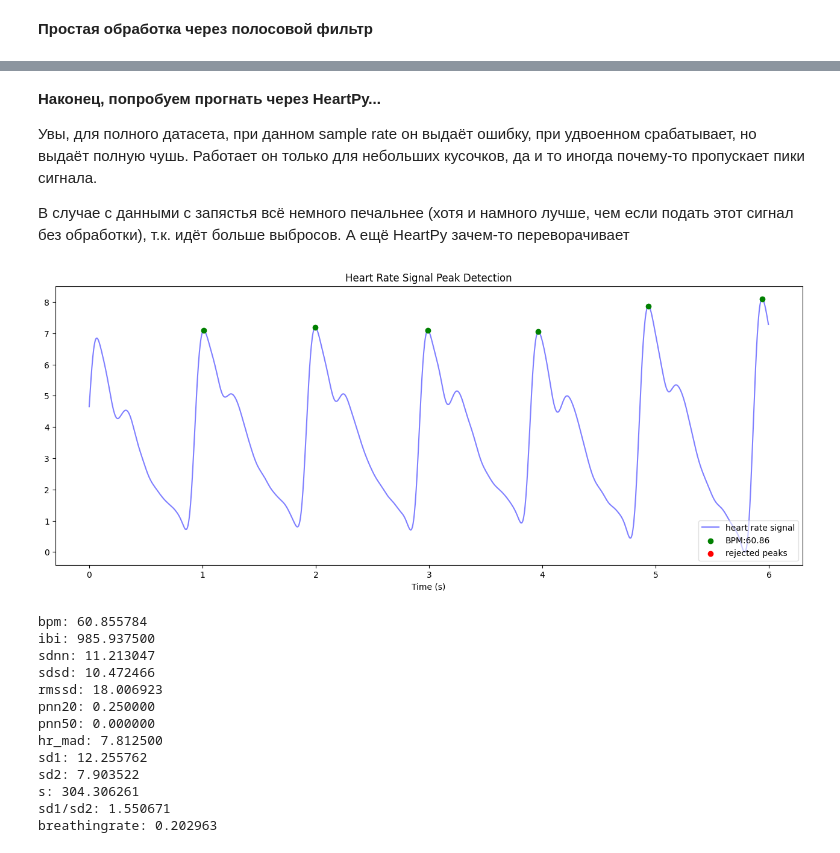
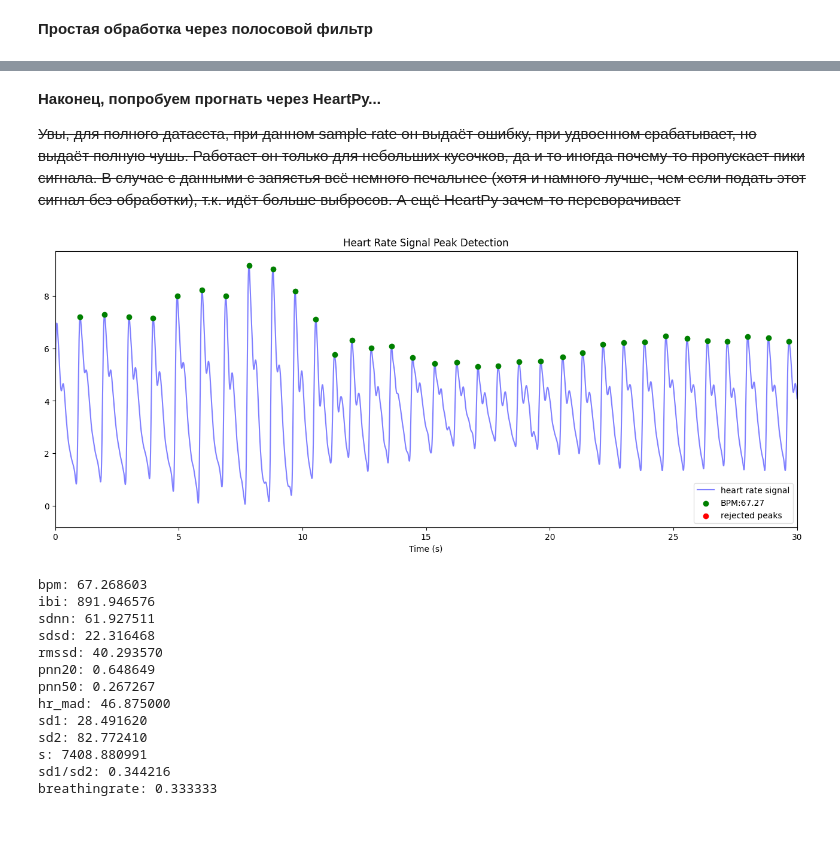
Before and after one commit to zhabiki/PPG-Datasets-Exploration, a Jupyter notebook: MAUS.ipynb, the cells around one changed output, grey strips where cells are left out. Drawn from its saved outputs; the diff is of its cells as text; code cells hidden in the pictures; blank space fills up the shorter version.

```diff
--- a/MAUS.ipynb
+++ b/MAUS.ipynb
@@ -361,34 +361,34 @@ RR-расстояния между пиками, в секундах: [1.27 0.97
 # %% [markdown]
 **Наконец, попробуем прогнать через HeartPy...**
 
-Увы, для полного датасета, при данном sample rate он выдаёт ошибку, при удвоенном срабатывает, но выдаёт полную чушь. Работает он только для небольших кусочков, да и то иногда почему-то пропускает пики сигнала.
-
-В случае с данными с запястья всё немного печальнее (хотя и намного лучше, чем если подать этот сигнал без обработки), т.к. идёт больше выбросов. А ещё HeartPy зачем-то переворачивает
+~~Увы, для полного датасета, при данном sample rate он выдаёт ошибку, при удвоенном срабатывает, но выдаёт полную чушь. Работает он только для небольших кусочков, да и то иногда почему-то пропускает пики сигнала. В случае с данными с запястья всё немного печальнее (хотя и намного лучше, чем если подать этот сигнал без обработки), т.к. идёт больше выбросов. А ещё HeartPy зачем-то переворачивает~~
 # %%
 wd, m = hp.process(
-    ppg_example_finger_filtered[0:int(len(ppg_example_finger_filtered) / 50)],
+    # ppg_example_finger_filtered[0:int(len(ppg_example_finger_filtered) / 50)],
+    ppg_example_finger_filtered,
     sample_rate=256
 )
 
 hp.plotter(wd, m)
+plt.xlim(0, (wd["hr"].shape[0] / wd["sample_rate"]) / 10)
 plt.show()
 
 for measure in m.keys():
     print('%s: %f' %(measure, m[measure]))
 # %% [output]
-[figure, old version]
+[figure, new version]
-bpm: 60.855784
-ibi: 985.937500
-sdnn: 11.213047
-sdsd: 10.472466
-rmssd: 18.006923
-pnn20: 0.250000
-pnn50: 0.000000
-hr_mad: 7.812500
-sd1: 12.255762
-sd2: 7.903522
-s: 304.306261
-sd1/sd2: 1.550671
-breathingrate: 0.202963
+bpm: 67.268603
+ibi: 891.946576
+sdnn: 61.927511
+sdsd: 22.316468
+rmssd: 40.293570
+pnn20: 0.648649
+pnn50: 0.267267
+hr_mad: 46.875000
+sd1: 28.491620
+sd2: 82.772410
+s: 7408.880991
+sd1/sd2: 0.344216
+breathingrate: 0.333333
 # %%
 wd, m = hp.process(
```
Also changed, not shown: parts of 16 cells of this notebook.
